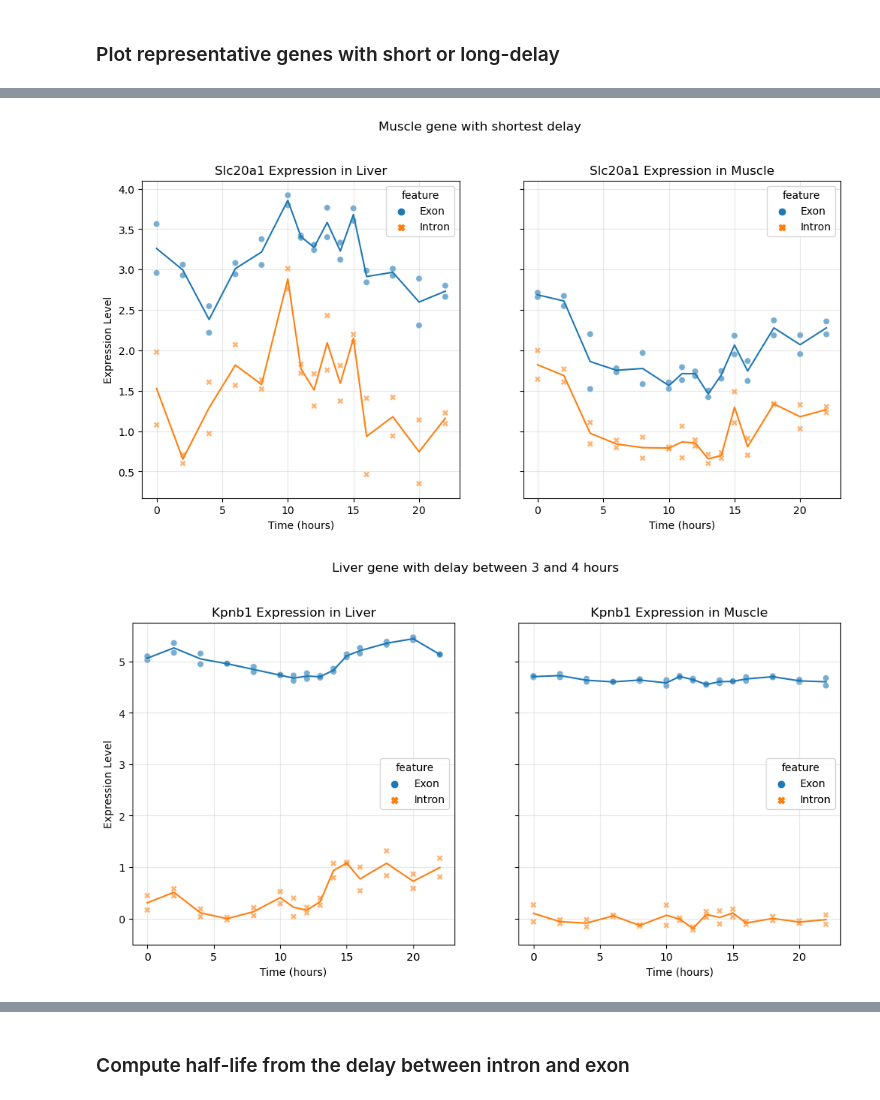
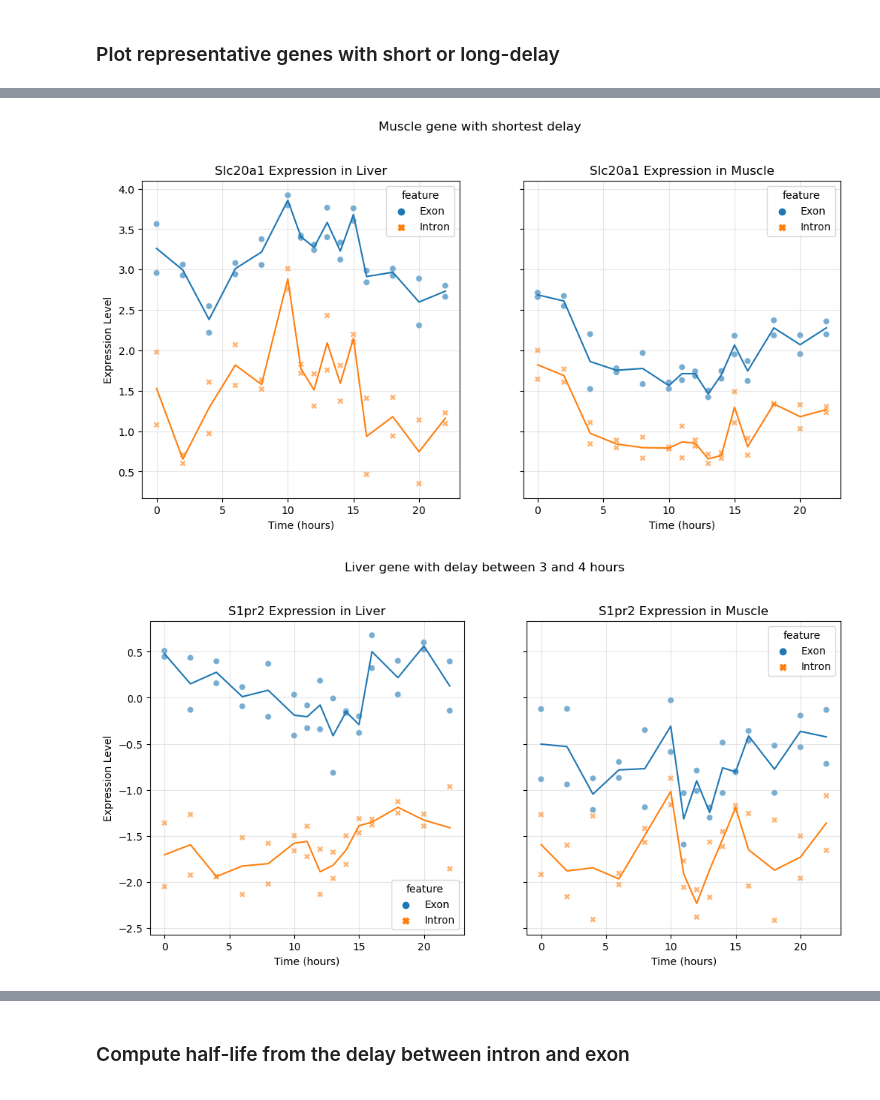
Before and after one commit to GregoirePachebat/group_18, a Jupyter notebook: Week11/Exercise_Week11_12_B_Exercises.ipynb, the cells around one changed output, grey strips where cells are left out. Saved outputs shown, nothing was run; the diff lists cells and outputs as text; code cells hidden in the pictures.

```diff
--- a/Week11/Exercise_Week11_12_B_Exercises.ipynb
+++ b/Week11/Exercise_Week11_12_B_Exercises.ipynb
@@ -630,29 +659,32 @@ We can also see a higher density of point around the points (modulo 24 hour) $(0
 # %%
 #compute the delay between intron and exon for liver and muscle
 #restrict to genes with phase difference < 6 hours and with exon later than intron
 liver_phase_diff = refiltered_results__exon_liver['phase'] - refiltered_results__intron_liver['phase']
 muscle_phase_diff = refiltered_results__exon_muscle['phase'] - refiltered_results__intron_muscle['phase']
 
 # restrict to genes with phase difference < 6 hours and with exon later than intron
-liver_phase_diff = liver_phase_diff[(liver_phase_diff < 6) & (liver_phase_diff > 0)]
-muscle_phase_diff = muscle_phase_diff[(muscle_phase_diff < 6) & (muscle_phase_diff > 0)]
+genes_between_0_and_6_liver = liver_phase_diff[(liver_phase_diff < 6) & (liver_phase_diff > 0)]
+genes_between_0_and_6_muscle = muscle_phase_diff[(muscle_phase_diff < 6) & (muscle_phase_diff > 0)]
 
 #find gene with shortest delay in muscle and liver, plot representative gene expression
 #plot_gene_expression(dat_melted, "GeneName")
-min_liver = liver_phase_diff.idxmin()
-min_muscle = muscle_phase_diff.idxmin()
+min_liver = genes_between_0_and_6_liver.idxmin()
+min_muscle = genes_between_0_and_6_muscle.idxmin()
 
 plot_gene_expression(dat_melted, min_liver, title = 'Liver gene with shortest delay')
 plot_gene_expression(dat_melted, min_muscle, title='Muscle gene with shortest delay')
 
 #find gene with delay between 3 and 4 hours in muscle and liver
 #plot_gene_expression(dat_melted, "GeneName")
-genes_between_3_and_4_liver = liver_phase_diff[(liver_phase_diff > 3) & (liver_phase_diff < 4)].index
-genes_between_3_and_4_muscle = muscle_phase_diff[(muscle_phase_diff > 3) & (muscle_phase_diff < 4)].index
+genes_between_3_and_4_liver = liver_phase_diff[(liver_phase_diff > 3) & (liver_phase_diff < 4)]
+genes_between_3_and_4_muscle = muscle_phase_diff[(muscle_phase_diff > 3) & (muscle_phase_diff < 4)]
 
-plot_gene_expression(dat_melted, genes_between_3_and_4_liver[2], title = 'Liver gene with delay between 3 and 4 hours')
-plot_gene_expression(dat_melted, genes_between_3_and_4_muscle[2], title='Muscle gene with delay between 3 and 4 hours')
+max_liver = genes_between_3_and_4_liver.idxmax()
+max_muscle = genes_between_3_and_4_muscle.idxmax()
+
+plot_gene_expression(dat_melted, max_liver, title = 'Liver gene with delay between 3 and 4 hours')
+plot_gene_expression(dat_melted, max_muscle, title='Muscle gene with delay between 3 and 4 hours')
 # %% [output]
 [figure]
 [figure]
-[figure, old version]
+[figure, new version]
```
Also changed, not shown: parts of 14 cells of this notebook.
